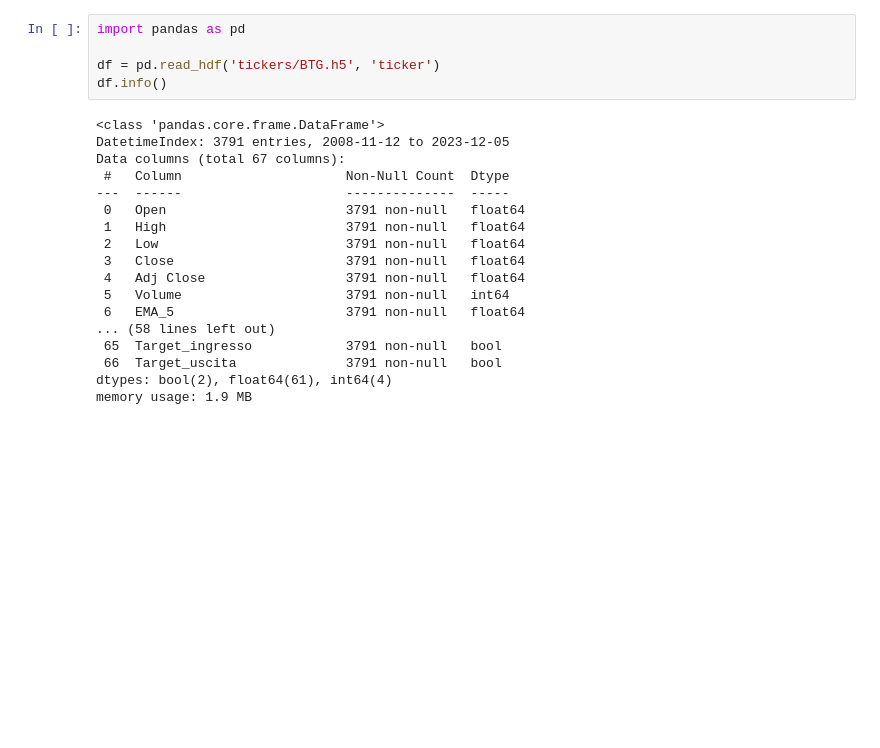
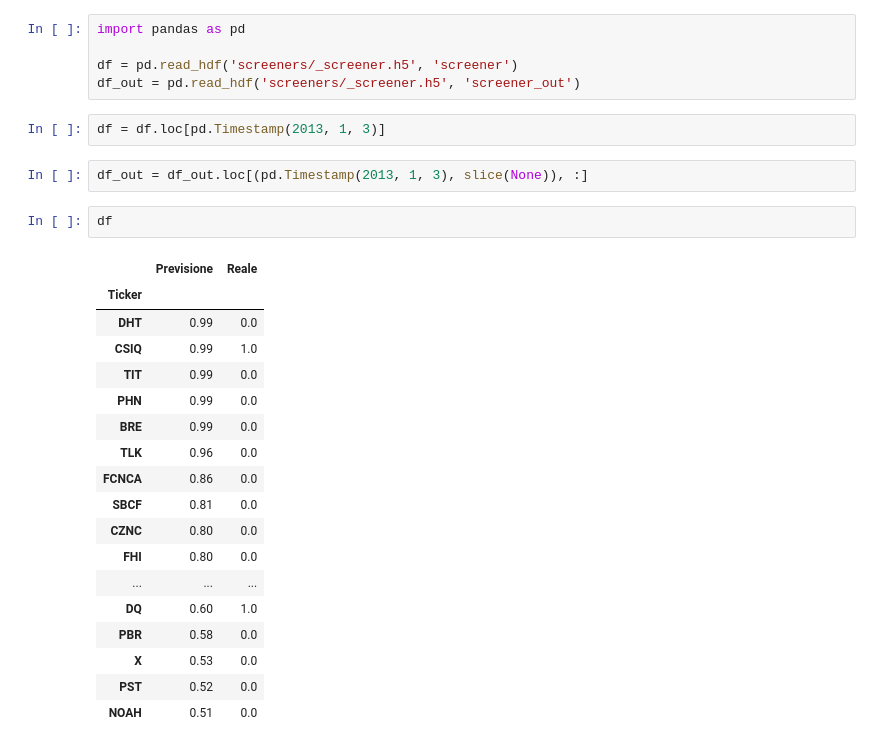
Before and after one commit to enricomarchi/Borsa, a Jupyter notebook: Untitled-1.ipynb, the cells around one changed output. Drawn from its saved outputs; the diff is of its cells as text; blank space fills up the shorter version.

```diff
--- a/Untitled-1.ipynb
+++ b/Untitled-1.ipynb
@@ -1,23 +1,30 @@
 # %%
 import pandas as pd
 
-df = pd.read_hdf('tickers/BTG.h5', 'ticker')
-df.info()
+df = pd.read_hdf('screeners/_screener.h5', 'screener')
+df_out = pd.read_hdf('screeners/_screener.h5', 'screener_out')
-# %% [output]
-<class 'pandas.core.frame.DataFrame'>
-DatetimeIndex: 3791 entries, 2008-11-12 to 2023-12-05
-Data columns (total 67 columns):
- #   Column                     Non-Null Count  Dtype
----  ------                     --------------  -----
- 0   Open                       3791 non-null   float64
- 1   High                       3791 non-null   float64
- 2   Low                        3791 non-null   float64
- 3   Close                      3791 non-null   float64
- 4   Adj Close                  3791 non-null   float64
- 5   Volume                     3791 non-null   int64
- 6   EMA_5                      3791 non-null   float64
-... (58 lines left out)
- 65  Target_ingresso            3791 non-null   bool
- 66  Target_uscita              3791 non-null   bool
-dtypes: bool(2), float64(61), int64(4)
-memory usage: 1.9 MB
+# %%
+df = df.loc[pd.Timestamp(2013, 1, 3)]
+# %%
+df_out = df_out.loc[(pd.Timestamp(2013, 1, 3), slice(None)), :]
+# %%
+df
+# %% [output]
+|  | Previsione | Reale |
+| Ticker |  |  |
+| DHT | 0.99 | 0.0 |
+| CSIQ | 0.99 | 1.0 |
+| TIT | 0.99 | 0.0 |
+| PHN | 0.99 | 0.0 |
+| BRE | 0.99 | 0.0 |
+| TLK | 0.96 | 0.0 |
+| FCNCA | 0.86 | 0.0 |
+| SBCF | 0.81 | 0.0 |
+| CZNC | 0.80 | 0.0 |
+| FHI | 0.80 | 0.0 |
+| ... | ... | ... |
+| DQ | 0.60 | 1.0 |
+| PBR | 0.58 | 0.0 |
+| X | 0.53 | 0.0 |
+| PST | 0.52 | 0.0 |
+| NOAH | 0.51 | 0.0 |
```
Also changed, not shown: parts of 2 cells of this notebook, 3 other files.
